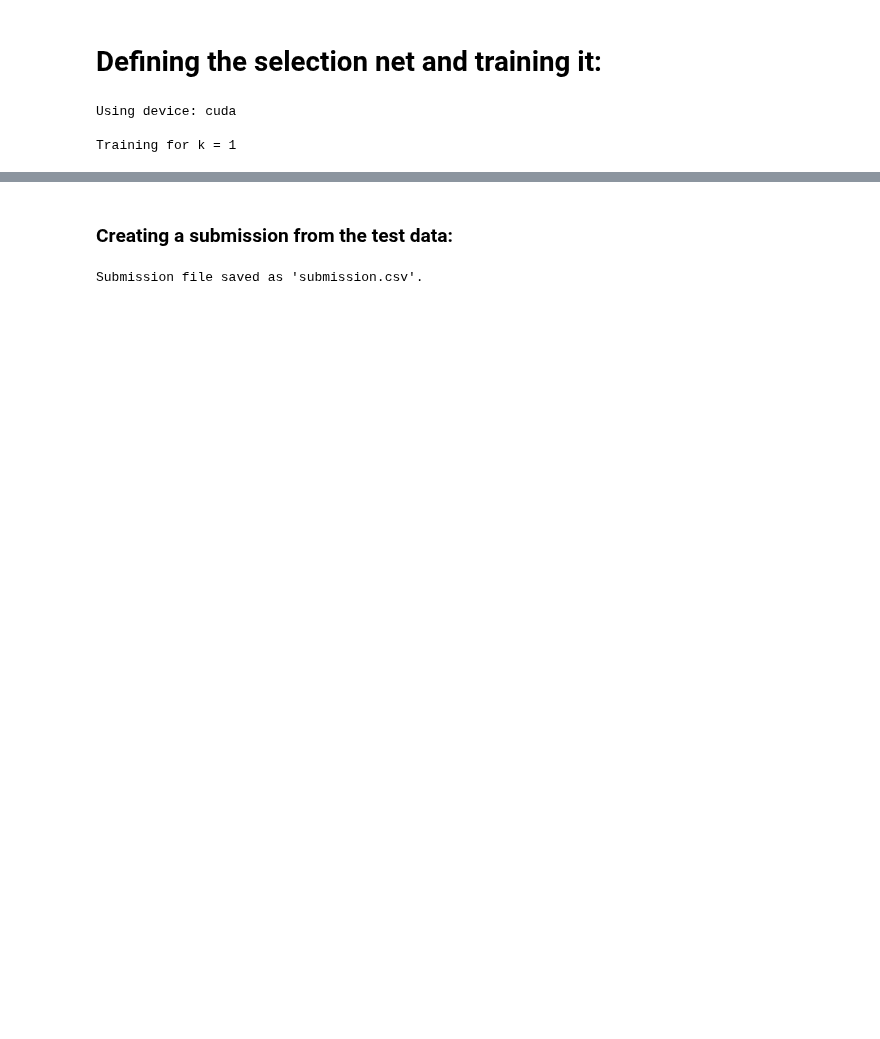
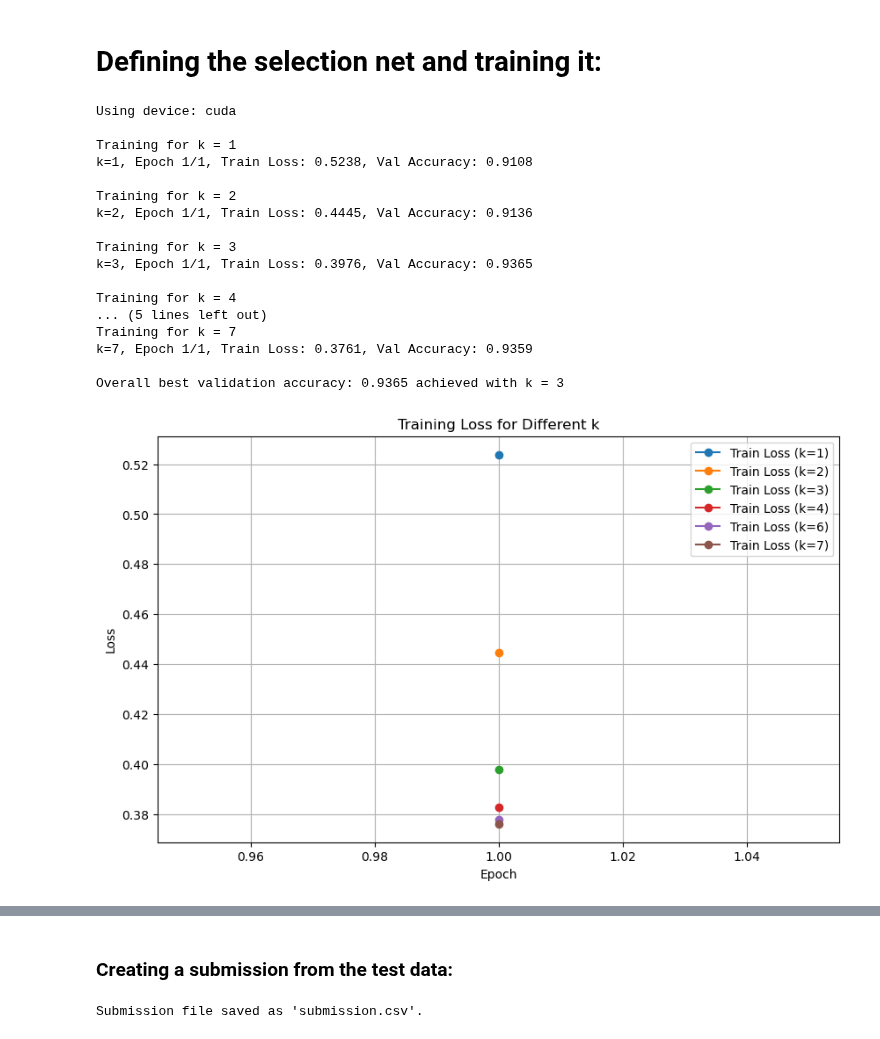
Before and after one commit to Brorby/Competition-Exploring-Mental-Health-Data, a Jupyter notebook: main.ipynb, the cells around one changed output, grey strips where cells are left out. Cells and saved outputs as stored; diff of their text form; code cells hidden in the pictures; blank space fills up the shorter version.

```diff
--- a/main.ipynb
+++ b/main.ipynb
@@ -1342,11 +1407,11 @@ def train_selection_net_record_losses(selection_net, base_learners, X_train, y_t
 # ------------------------------
 # Define your feature dimension, number of base learners, and number of classes.
 feature_dim = 20      # Adjust as needed
-num_learners = 4
+num_learners = 10
 num_classes = 2
 
-ks = [1, 2, 3, 4]
-num_epochs = 5
+ks = [1, 2, 3, 4, 6, 7,]
+num_epochs = 1
 epsilon = 0.1
 m = 1000
 batch_size = 512  # Adjust based on your dataset size
@@ -1379,30 +1444,45 @@ for k_val in ks:
 print(f"\nOverall best validation accuracy: {overall_best_accuracy:.4f} achieved with k = {overall_best_k}")
 # torch.save(overall_best_model, "best_selection_net_overall.pth")
 # print("Best selection network across all k values saved to 'best_selection_net_overall.pth'.")
 
 # Plot the Loss and Accuracy curves for each k.
 plt.figure(figsize=(10,6))
 for k_val in ks:
     epochs_range = range(1, num_epochs+1)
     plt.plot(epochs_range, loss_results[k_val]['train'], marker='o', label=f"Train Loss (k={k_val})")
 plt.xlabel("Epoch")
 plt.ylabel("Loss")
 plt.title("Training Loss for Different k")
 plt.legend()
 plt.grid(True)
 plt.show()
 
 plt.figure(figsize=(10,6))
 for k_val in ks:
     epochs_range = range(1, num_epochs+1)
     plt.plot(epochs_range, accuracy_results[k_val]['val'], marker='x', linestyle='--', label=f"Val Accuracy (k={k_val})")
 plt.xlabel("Epoch")
 plt.ylabel("Validation Accuracy")
 plt.title("Validation Accuracy for Different k")
 plt.legend()
 plt.grid(True)
 plt.show()
 # %% [output]
 Using device: cuda
 
 Training for k = 1
+k=1, Epoch 1/1, Train Loss: 0.5238, Val Accuracy: 0.9108
+
+Training for k = 2
+k=2, Epoch 1/1, Train Loss: 0.4445, Val Accuracy: 0.9136
+
+Training for k = 3
+k=3, Epoch 1/1, Train Loss: 0.3976, Val Accuracy: 0.9365
+
+Training for k = 4
+... (5 lines left out)
+Training for k = 7
+k=7, Epoch 1/1, Train Loss: 0.3761, Val Accuracy: 0.9359
+
+Overall best validation accuracy: 0.9365 achieved with k = 3
+[figure, added]
```
Also changed, not shown: parts of 7 cells of this notebook.
